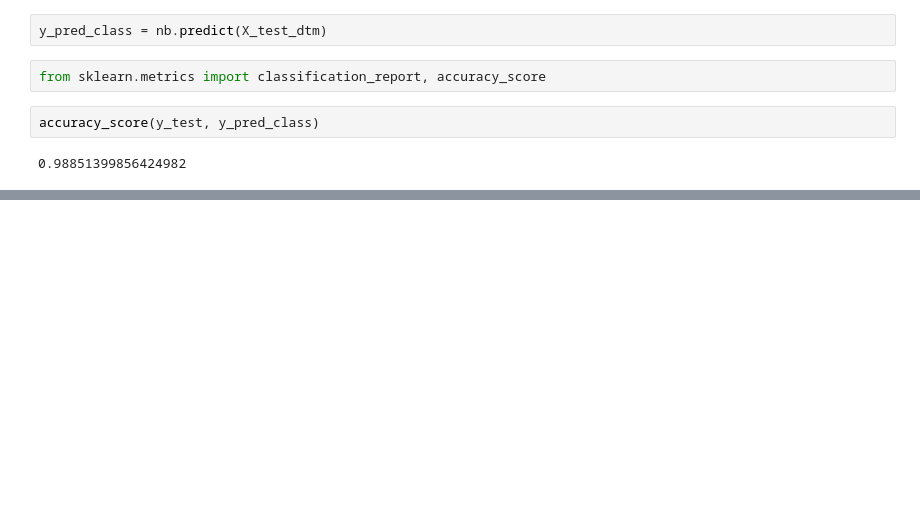
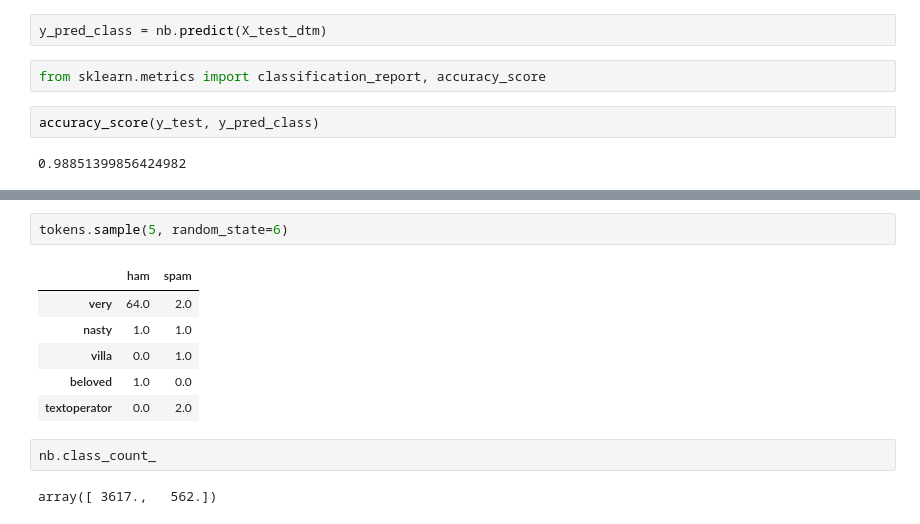
Before and after one commit to minimalgeek/Python, a Jupyter notebook: NLP/SciKit + Text machine learning.ipynb, the cells around one changed output, grey strips where cells are left out. Drawn from its saved outputs; the diff is of its cells as text; blank space fills up the shorter version.

```diff
--- a/NLP/SciKit + Text machine learning.ipynb
+++ b/NLP/SciKit + Text machine learning.ipynb
@@ -257,0 +412,13 @@ accuracy_score(y_test, y_pred_class)
+# %%
+tokens.sample(5, random_state=6)
+# %% [output]
+|  | ham | spam |
+| very | 64.0 | 2.0 |
+| nasty | 1.0 | 1.0 |
+| villa | 0.0 | 1.0 |
+| beloved | 1.0 | 0.0 |
+| textoperator | 0.0 | 2.0 |
+# %%
+nb.class_count_
+# %% [output]
+array([ 3617.,   562.])
```
Also changed, not shown: parts of 35 cells of this notebook.
